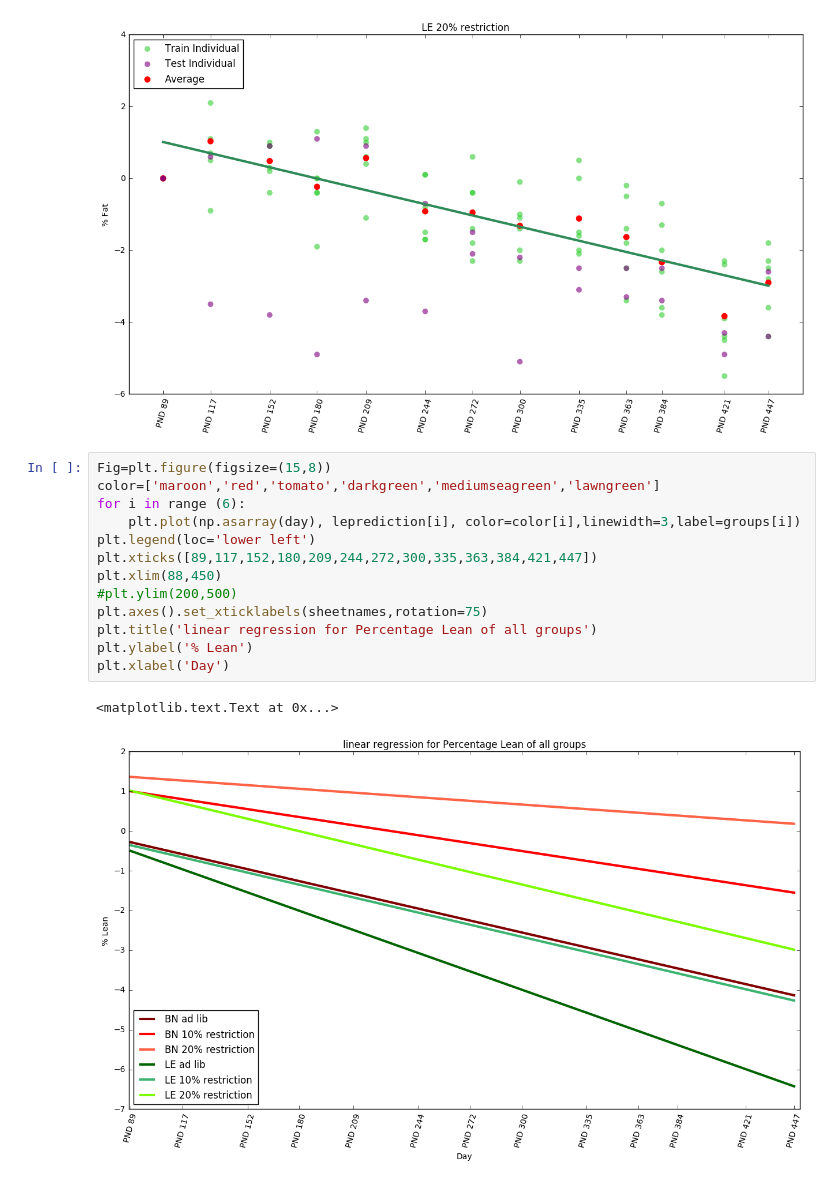
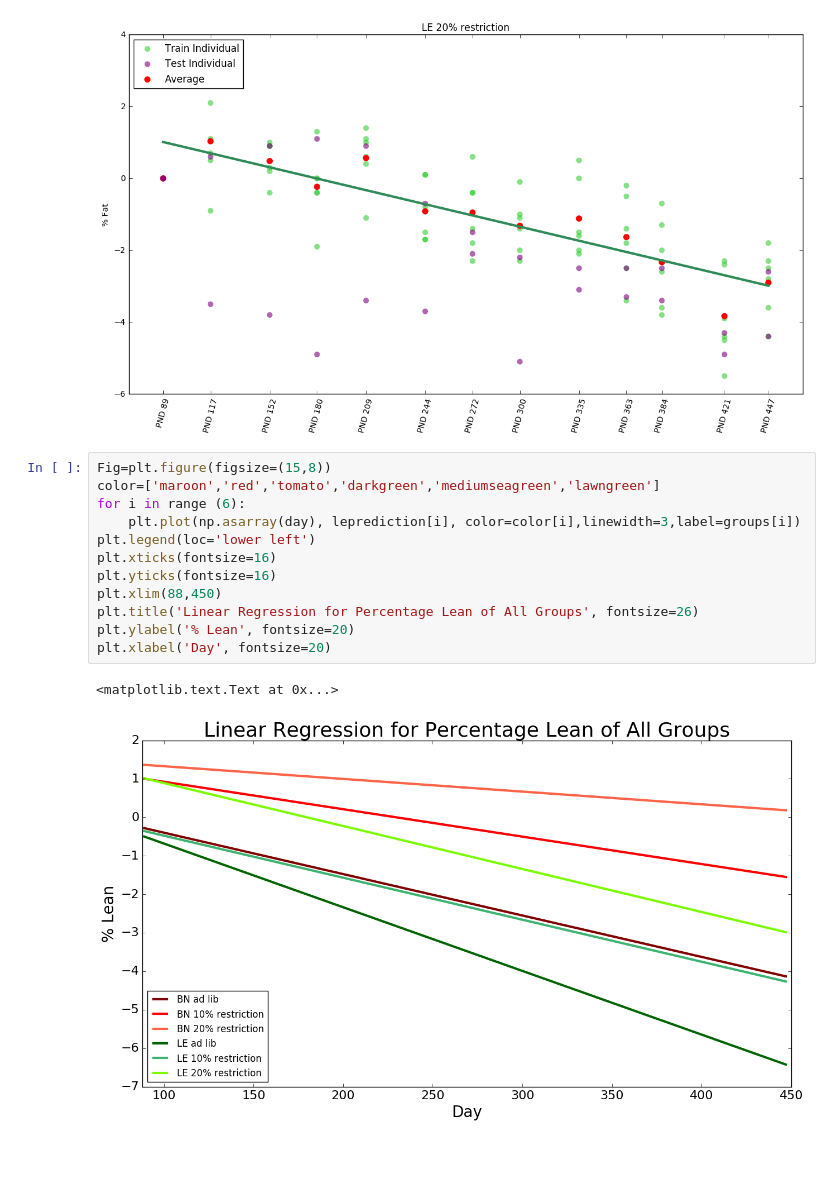
Before and after one commit to Esther-17/Group-Project, a Jupyter notebook: Group Project Code.ipynb, the cells around one changed output. Drawn from its saved outputs; the diff is of its cells as text; blank space fills up the shorter version.

```diff
--- a/Group Project Code.ipynb
+++ b/Group Project Code.ipynb
@@ -270,16 +268,15 @@ LE 20% restriction slope and intercept are [-0.01116766] and 1.01238501521
 # %%
 Fig=plt.figure(figsize=(15,8))
 color=['maroon','red','tomato','darkgreen','mediumseagreen','lawngreen']
 for i in range (6):
     plt.plot(np.asarray(day), leprediction[i], color=color[i],linewidth=3,label=groups[i])
 plt.legend(loc='lower left')
-plt.xticks([89,117,152,180,209,244,272,300,335,363,384,421,447])
+plt.xticks(fontsize=16)
+plt.yticks(fontsize=16)
 plt.xlim(88,450)
-#plt.ylim(200,500)
-plt.axes().set_xticklabels(sheetnames,rotation=75)
-plt.title('linear regression for Percentage Lean of all groups')
-plt.ylabel('% Lean')
-plt.xlabel('Day')
+plt.title('Linear Regression for Percentage Lean of All Groups', fontsize=26)
+plt.ylabel('% Lean', fontsize=20)
+plt.xlabel('Day', fontsize=20)
 # %% [output]
 <matplotlib.text.Text at 0x...>
-[figure, old version]
+[figure, new version]
```
Also changed, not shown: parts of 2 cells of this notebook.
